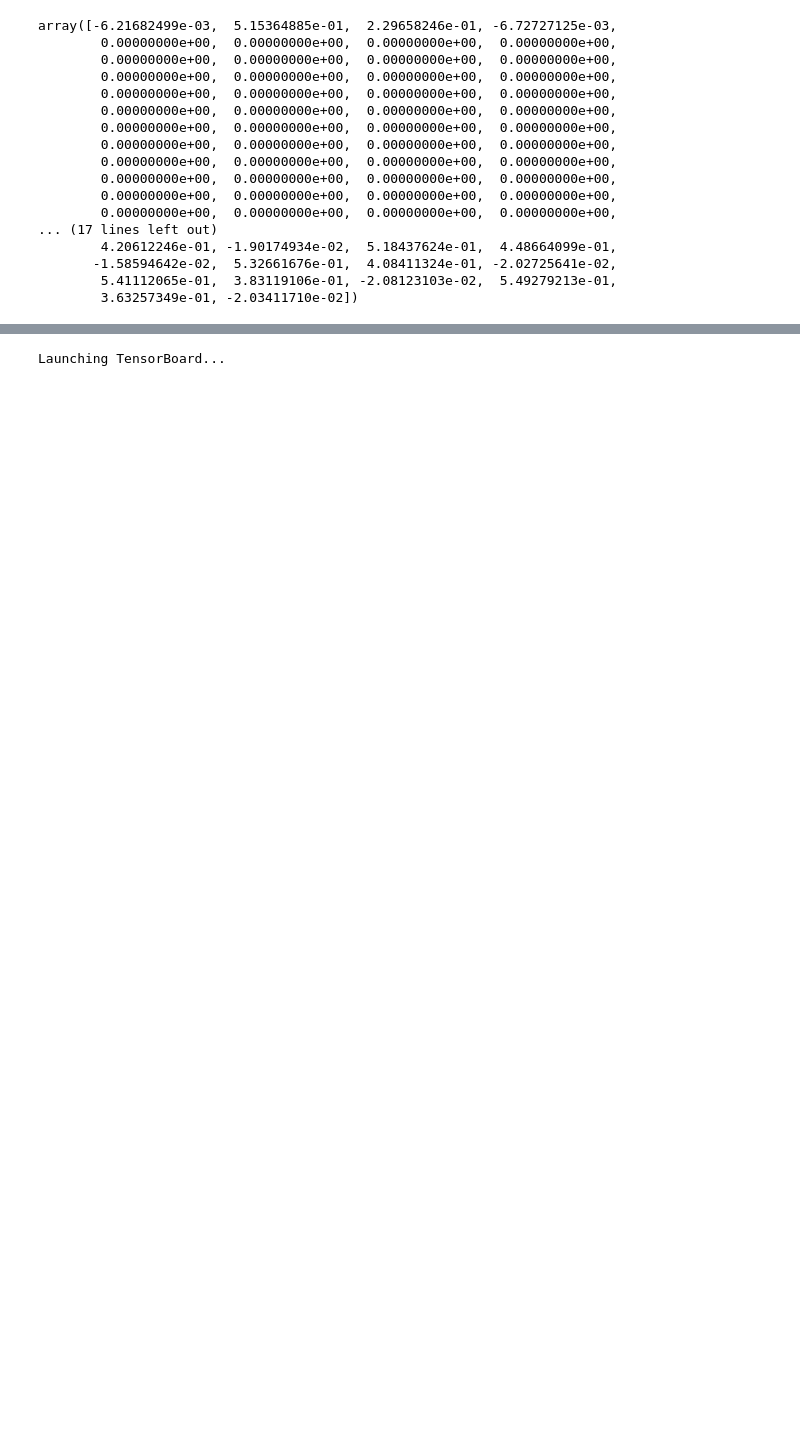
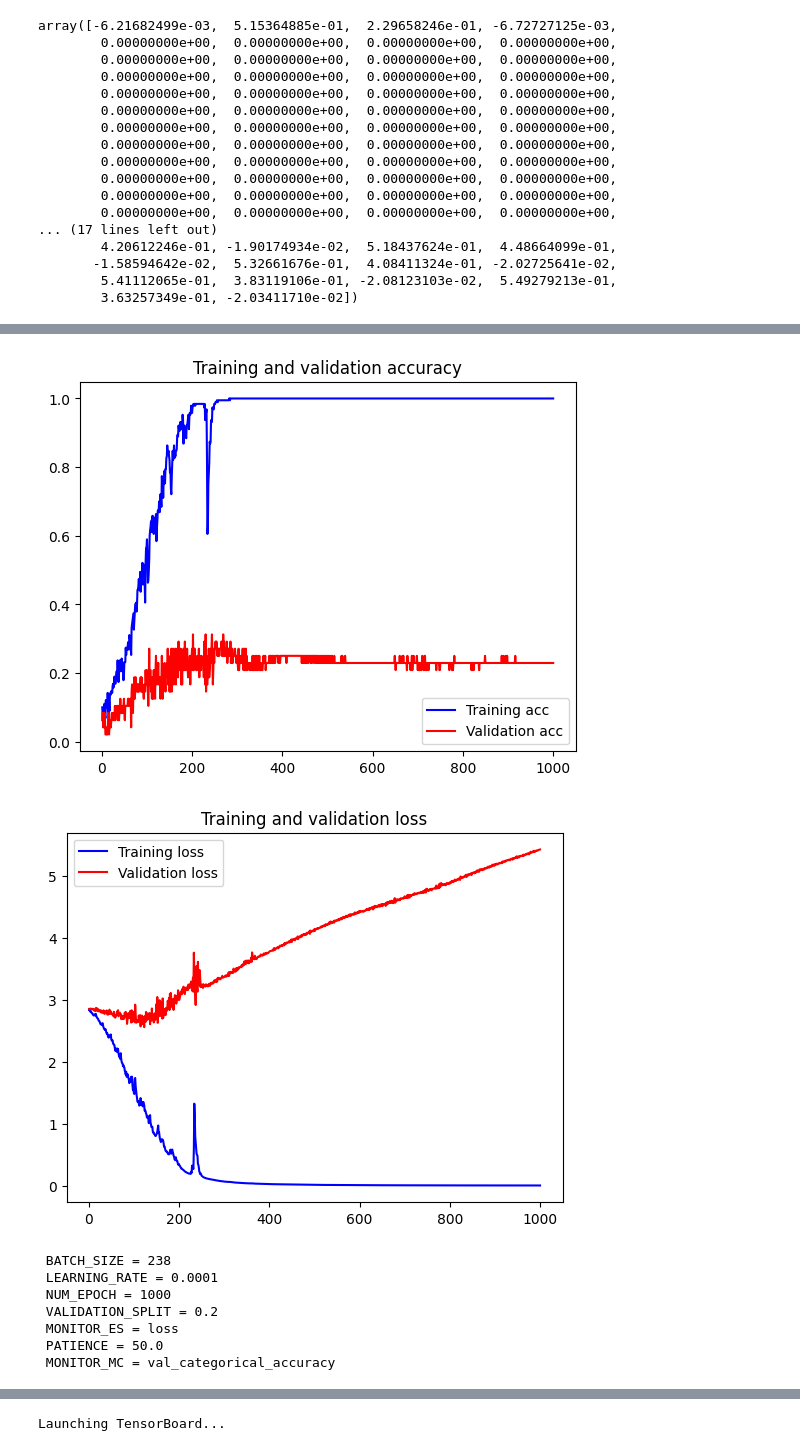
Before and after one commit to WojciechMojsiejuk/sign_language_gesture_recognition, a Jupyter notebook: asl_gesture_recognition.ipynb, the cells around one changed output, grey strips where cells are left out. Saved outputs shown, nothing was run; the diff lists cells and outputs as text; code cells hidden in the pictures; blank space fills up the shorter version.

Commit message:
add models

```diff
--- a/asl_gesture_recognition.ipynb
+++ b/asl_gesture_recognition.ipynb
@@ -1109,6 +1166,13 @@ from tensorflow.keras.callbacks import TensorBoard
 # %%
 log_dir = './logs'
 tensor_board = TensorBoard(log_dir = log_dir)
+# %%
+early_stop = EarlyStopping(monitor=MONITOR_ES, patience=PATIENCE)
+# %%
+modelckpt = ModelCheckpoint(
+    monitor = MONITOR_MC,
+    save_best_only=True,
+    filepath='best_model.h5')
 # %%
 model = models.Sequential()
 model.add(layers.LSTM(64, return_sequences=True, activation='relu', input_shape=input_shape[1:]))
@@ -1119,7 +1183,7 @@ model.add(layers.Dense(32, activation='relu'))
 model.add(layers.Dense(17, activation='softmax'))
 # %%
 from tensorflow.keras.optimizers import Adam
-model.compile(optimizer=Adam(learning_rate=1e-4,), loss='categorical_crossentropy', metrics=['categorical_accuracy'])
+model.compile(optimizer=Adam(learning_rate=LEARNING_RATE,), loss='categorical_crossentropy', metrics=['categorical_accuracy'])
 # %%
 model.summary()
 # %% [output]
@@ -1143,5 +1207,5 @@ _________________________________________________________________
 # %%
 for batch in ds:
     x, y = batch
-    model.fit(x=x, y=y, epochs=500,callbacks=[tensor_board])
+    history = model.fit(x=x, y=y, epochs=NUM_EPOCH,callbacks=[tensor_board, early_stop, modelckpt], validation_split=VALIDATION_SPLIT)
 # %% [output]
@@ -1166,2 +1229,42 @@ KeyboardInterrupt:
+# %%
+import matplotlib.pyplot as plt
+
+acc = history.history['categorical_accuracy']
+val_acc = history.history['val_categorical_accuracy']
+loss = history.history['loss']
+val_loss = history.history['val_loss']
+
+epochs = range(1, len(acc) + 1)
+plt.figure()
+plt.plot(epochs, acc, 'b', label='Training acc')
+plt.plot(epochs, val_acc, 'r', label='Validation acc')
+plt.title('Training and validation accuracy')
+plt.legend()
+
+plt.figure()
+
+plt.plot(epochs, loss, 'b', label='Training loss')
+plt.plot(epochs, val_loss, 'r', label='Validation loss')
+plt.title('Training and validation loss')
+plt.legend()
+
+plt.show()
+print(f' BATCH_SIZE = {BATCH_SIZE}')
+print(f' LEARNING_RATE = {LEARNING_RATE}')
+print(f' NUM_EPOCH = {NUM_EPOCH}')
+print(f' VALIDATION_SPLIT = {VALIDATION_SPLIT}')
+print(f' MONITOR_ES = {MONITOR_ES}')
+print(f' PATIENCE = {PATIENCE}')
+print(f' MONITOR_MC = {MONITOR_MC}')
+# %% [output]
+[figure, added]
+[figure, added]
+ BATCH_SIZE = 238
+ LEARNING_RATE = 0.0001
+ NUM_EPOCH = 1000
+ VALIDATION_SPLIT = 0.2
+ MONITOR_ES = loss
+ PATIENCE = 50.0
+ MONITOR_MC = val_categorical_accuracy
 # %%
 %load_ext tensorboard
```
Also changed, not shown: parts of 75 cells of this notebook, 3 other files.
